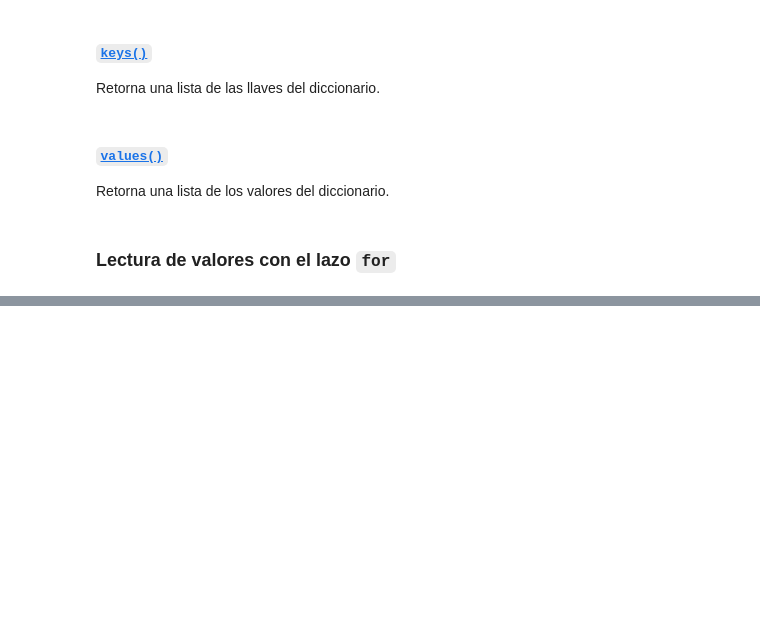
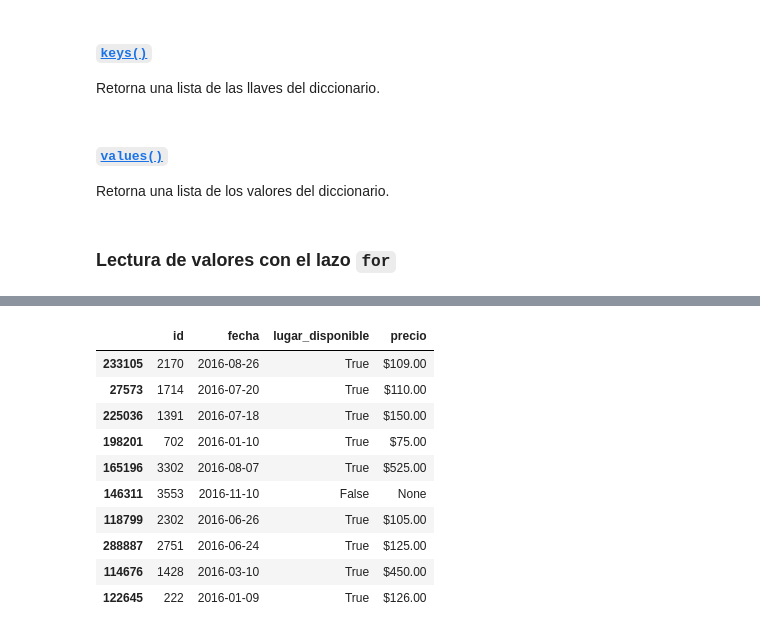
Before and after one commit to ocapios101/portafolio, a Jupyter notebook: Python_Data_Science.ipynb, the cells around one changed output, grey strips where cells are left out. Cells and saved outputs as stored; diff of their text form; code cells hidden in the pictures; blank space fills up the shorter version.

```diff
--- a/Python_Data_Science.ipynb
+++ b/Python_Data_Science.ipynb
@@ -597,3 +431,7 @@ Retorna una lista de las llaves del diccionario.
 Retorna una lista de los valores del diccionario.
 # %% [markdown]
 ### Lectura de valores con el lazo `for`
+# %%
+import pandas as pd
+dt_data = pd.read_json('/content/inmuebles_disponibles.json')
+dt_data.head()
@@ -599,0 +459,2 @@ Retorna una lista de los valores del diccionario.
+# %%
+dt_data['fecha'] = pd.to_datetime(dt_data['fecha'])
@@ -599,0 +475,14 @@ Retorna una lista de los valores del diccionario.
+# %%
+dt_data.sample(10)
+# %% [output]
+|  | id | fecha | lugar_disponible | precio |
+| 233105 | 2170 | 2016-08-26 | True | $109.00 |
+| 27573 | 1714 | 2016-07-20 | True | $110.00 |
+| 225036 | 1391 | 2016-07-18 | True | $150.00 |
+| 198201 | 702 | 2016-01-10 | True | $75.00 |
+| 165196 | 3302 | 2016-08-07 | True | $525.00 |
+| 146311 | 3553 | 2016-11-10 | False | None |
+| 118799 | 2302 | 2016-06-26 | True | $105.00 |
+| 288887 | 2751 | 2016-06-24 | True | $125.00 |
+| 114676 | 1428 | 2016-03-10 | True | $450.00 |
+| 122645 | 222 | 2016-01-09 | True | $126.00 |
```
Also changed, not shown: parts of 28 cells of this notebook.
